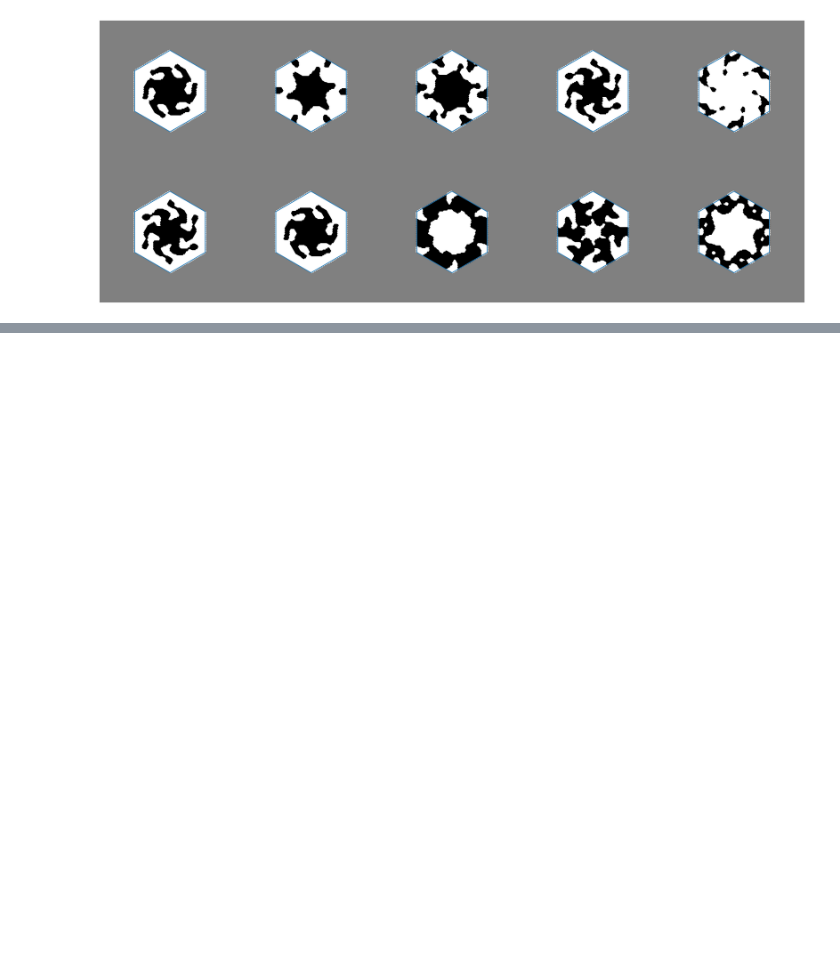
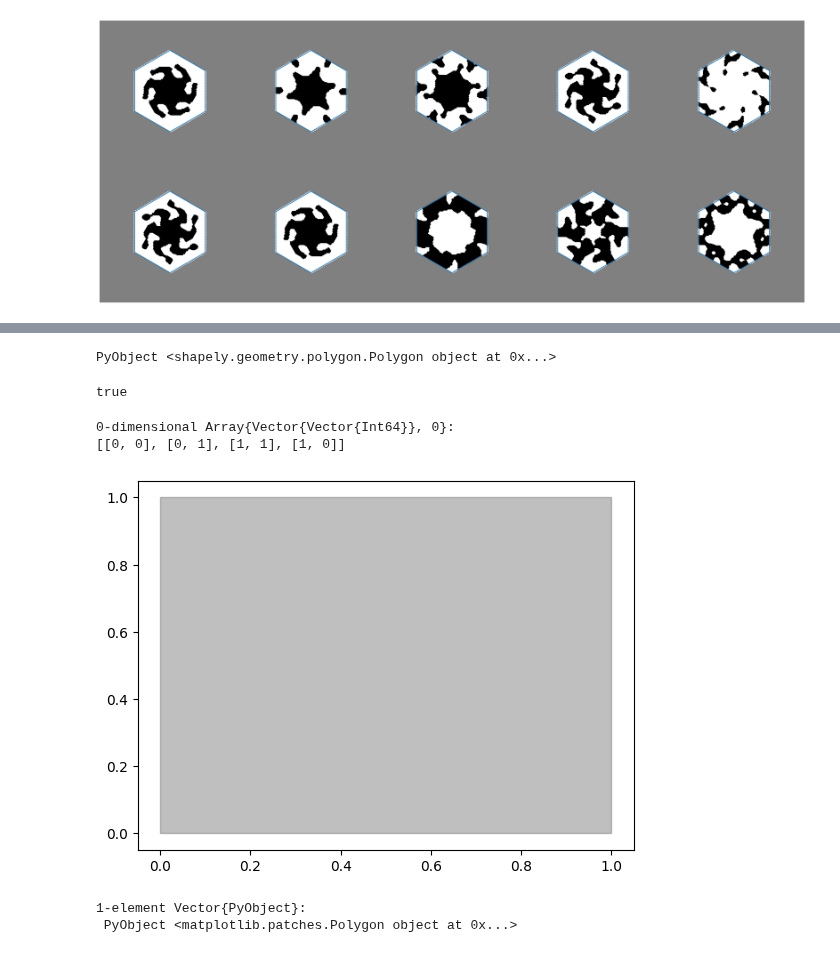
Before and after one commit to AliGhorashiCMT/Topological-Prevalence, a Jupyter notebook: Figure 2.ipynb, the cells around one changed output, grey strips where cells are left out. Cells and saved outputs as stored; diff of their text form; code cells hidden in the pictures; blank space fills up the shorter version.

```diff
--- a/Figure 2.ipynb
+++ b/Figure 2.ipynb
@@ -602,0 +734,20 @@ dim2-sg2-20482-res64-te
+# %%
+polygon = shapely_polygon([[0, 0], [0, 1], [1, 1], [1, 0]])
+# %% [output]
+PyObject <shapely.geometry.polygon.Polygon object at 0x...>
+# %%
+polygon.contains(shapely_point([0.5, 0.5]))
+# %% [output]
+true
+# %%
+fill([[0, 0], [0, 1], [1, 1], [1, 0]])
+# %% [output]
+0-dimensional Array{Vector{Vector{Int64}}, 0}:
+[[0, 0], [0, 1], [1, 1], [1, 0]]
+# %%
+fill([x for (x, y) in [[0, 0], [0, 1], [1, 1], [1, 0]]], [y for (x, y) in [[0, 0], [0, 1], [1, 1], [1, 0]]],
+alpha=0.5, color="grey")
+# %% [output]
+[figure, added]
+1-element Vector{PyObject}:
+ PyObject <matplotlib.patches.Polygon object at 0x...>
```
Also changed, not shown: parts of 5 cells of this notebook.
